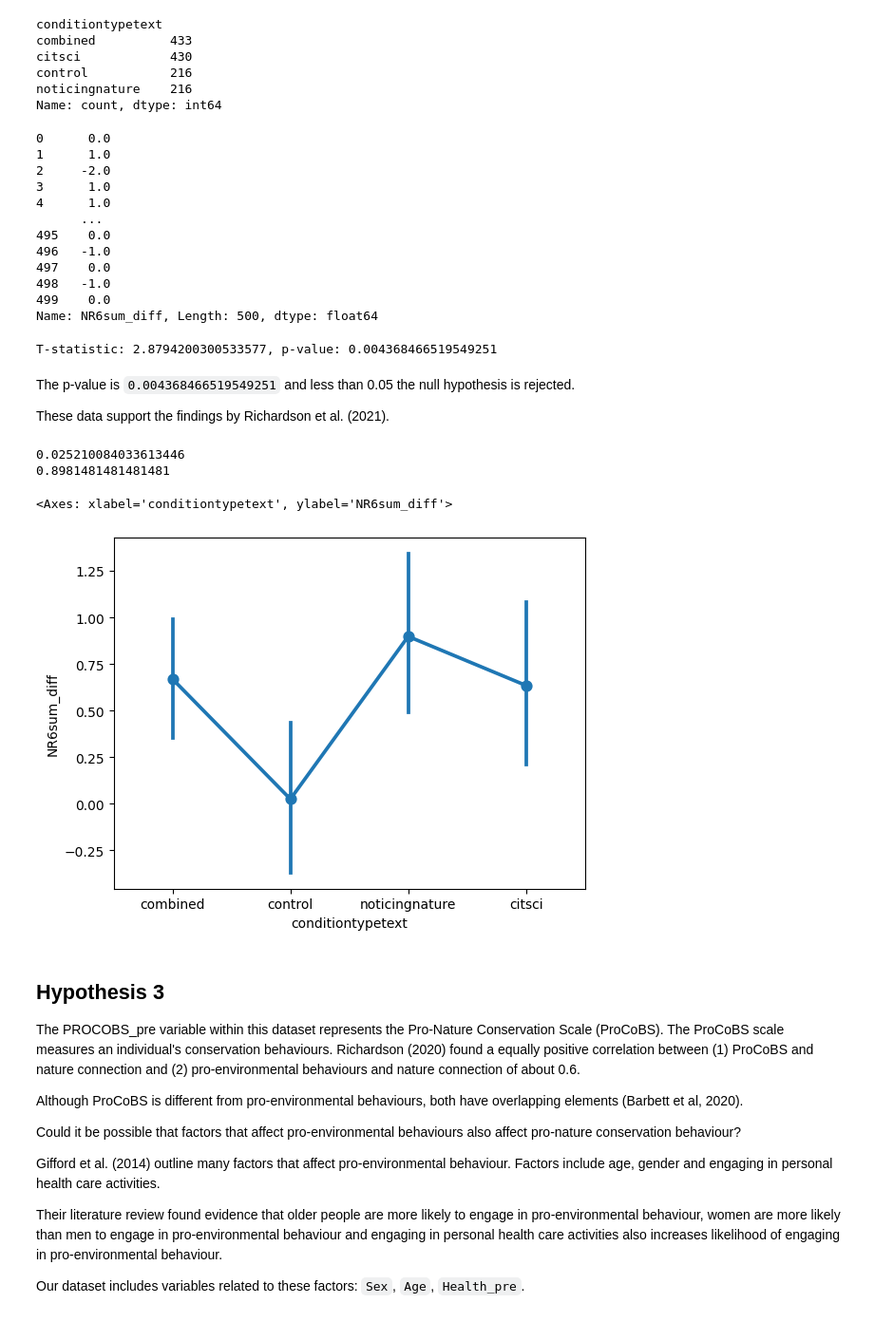
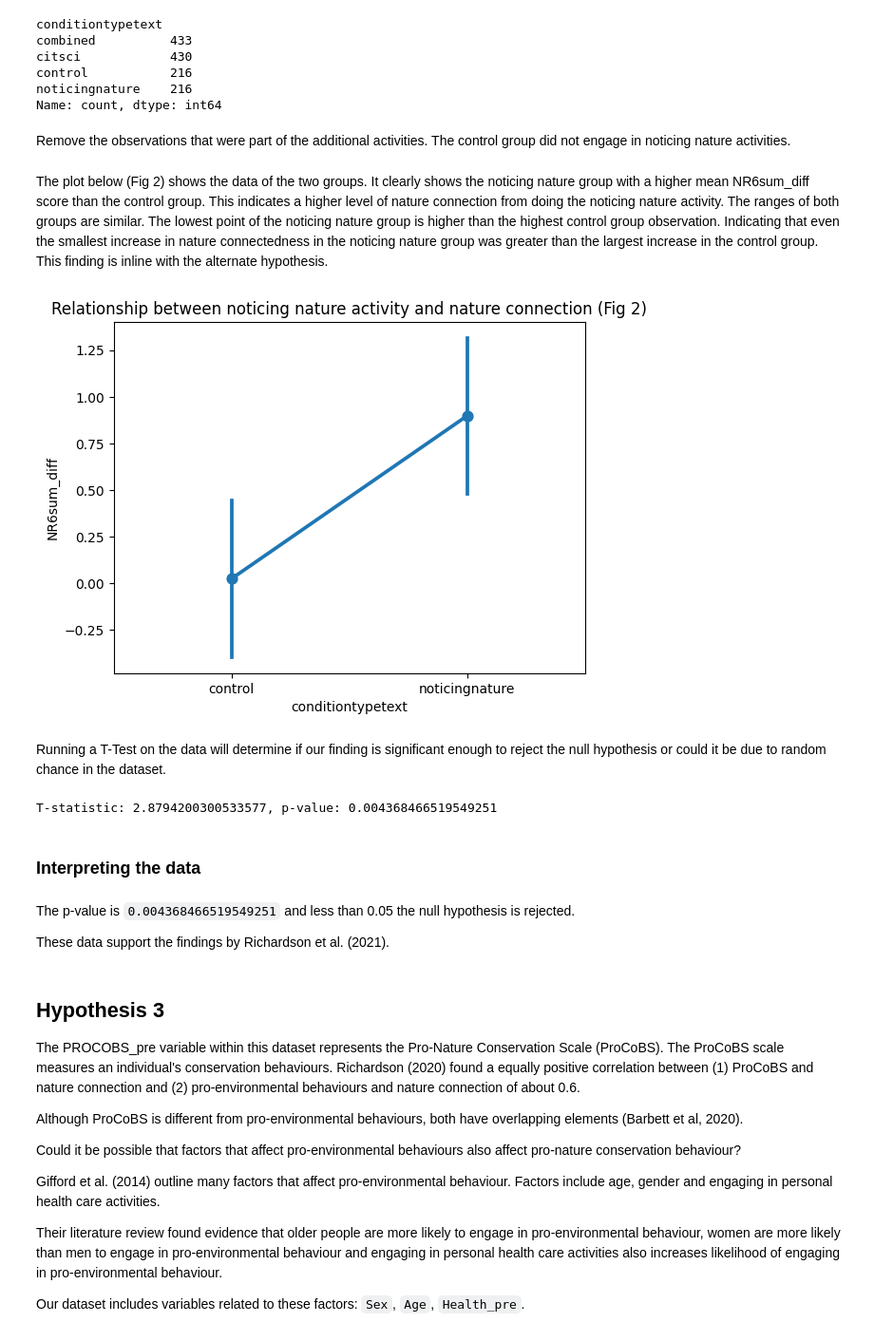
Before and after one commit to fraserdeans/lis-everything-counts-2, a Jupyter notebook: notebook.ipynb, the cells around one changed output. Shown at 95% size. Saved outputs shown, nothing was run; the diff lists cells and outputs as text; code cells hidden in the pictures.

```diff
--- a/notebook.ipynb
+++ b/notebook.ipynb
@@ -200,4 +180,6 @@ citsci            430
 control           216
 noticingnature    216
 Name: count, dtype: int64
+# %% [markdown]
+Remove the observations that were part of the additional activities. The control group did not engage in noticing nature activities.
 # %%
@@ -206,18 +191,3 @@ df['NR6sum_diff'] = df['NR6sum_post'] - df['NR6sum_pre']
 # %%
-# Only people that completed all the critera
-df_with_full_participation = df[ df['Participant'] == 1 ]
-
-df_with_full_participation['NR6sum_diff']
+# Include only participants that completed all the critera
+df_h2 = df_h2[ df_h2['Participant'] == 1 ]
-# %% [output]
-0      0.0
-1      1.0
-2     -2.0
-3      1.0
-4      1.0
-      ...
-495    0.0
-496   -1.0
-497    0.0
-498   -1.0
-499    0.0
-Name: NR6sum_diff, Length: 500, dtype: float64
@@ -224 +198,12 @@ Name: NR6sum_diff, Length: 500, dtype: float64
+# %% [markdown]
+The plot below (Fig 2) shows the data of the two groups. It clearly shows the noticing nature group with a higher mean NR6sum_diff score than the control group. This indicates a higher level of nature connection from doing the noticing nature activity. The ranges of both groups are similar. The lowest point of the noticing nature group is higher than the highest control group observation. Indicating that even the smallest increase in nature connectedness in the noticing nature group was greater than the largest increase in the control group. This finding is inline with the alternate hypothesis.
+# %%
+# Plot the two groups NR6sum_diff data against each other
+sns.pointplot(x = 'conditiontypetext', y = 'NR6sum_diff', data = df_h2)
+plt.title('Relationship between noticing nature activity and nature connection (Fig 2)')
+plt.show()
+# %% [output]
+[figure, added]
+# %% [markdown]
+Running a T-Test on the data will determine if our finding is significant enough to reject the null hypothesis or could it be due to random chance in the dataset.
 # %%
@@ -237,22 +213,11 @@ print(f"T-statistic: {t_stat}, p-value: {p_value}")
 # %% [output]
 T-statistic: 2.8794200300533577, p-value: 0.004368466519549251
+# %% [markdown]
+### Interpreting the data
 # %% [markdown]
 The p-value is `0.004368466519549251` and less than 0.05 the null hypothesis is rejected.
 
 These data support the findings by Richardson et al. (2021).
-# %%
-print(control_group.mean())
-print(noticing_nature_group.mean())
-# %% [output]
-0.025210084033613446
-0.8981481481481481
-# %%
-
-# TODO: Get this down to only the variables we care about
-sns.pointplot(x = 'conditiontypetext', y = 'NR6sum_diff', data = df_with_full_participation)
-# %% [output]
-<Axes: xlabel='conditiontypetext', ylabel='NR6sum_diff'>
-[figure, removed]
 # %% [markdown]
 ## Hypothesis 3
 
```
Also changed, not shown: parts of 33 cells of this notebook.
